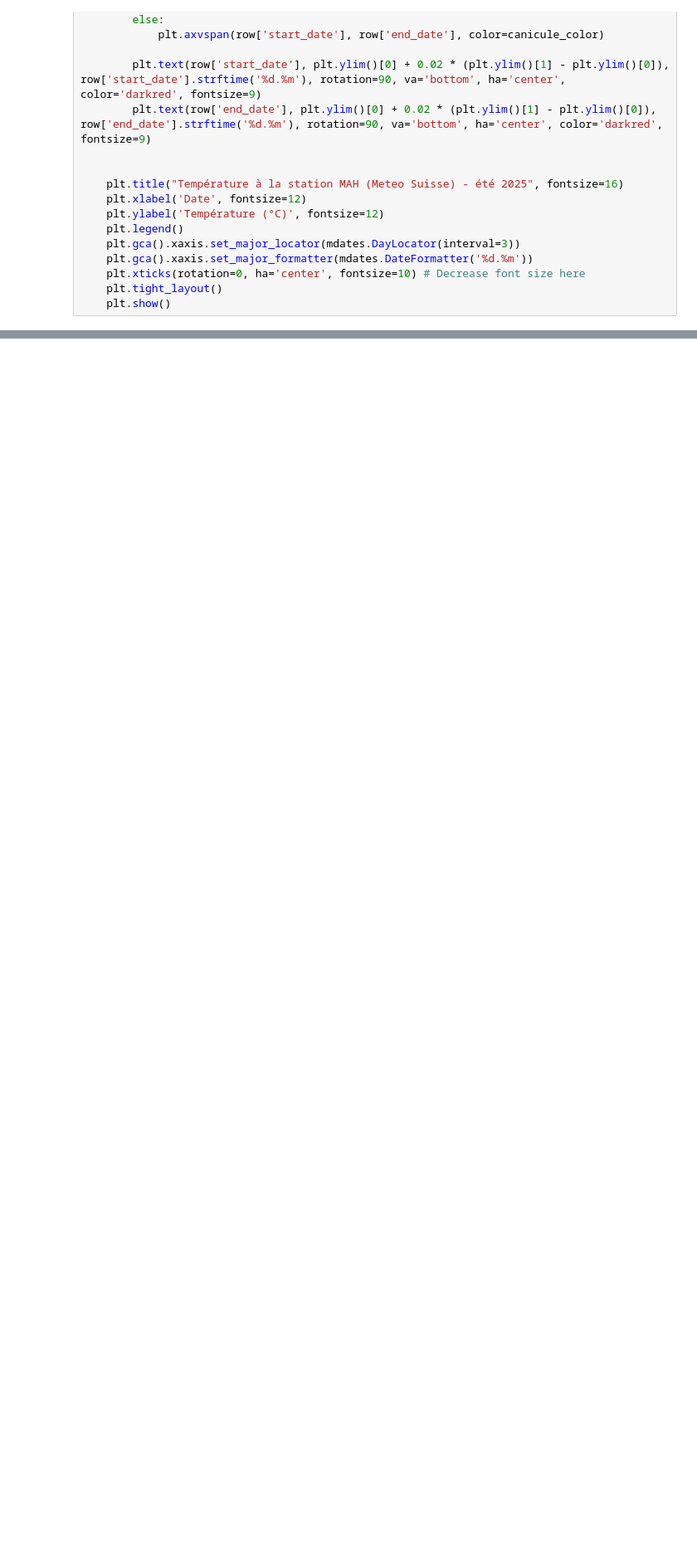
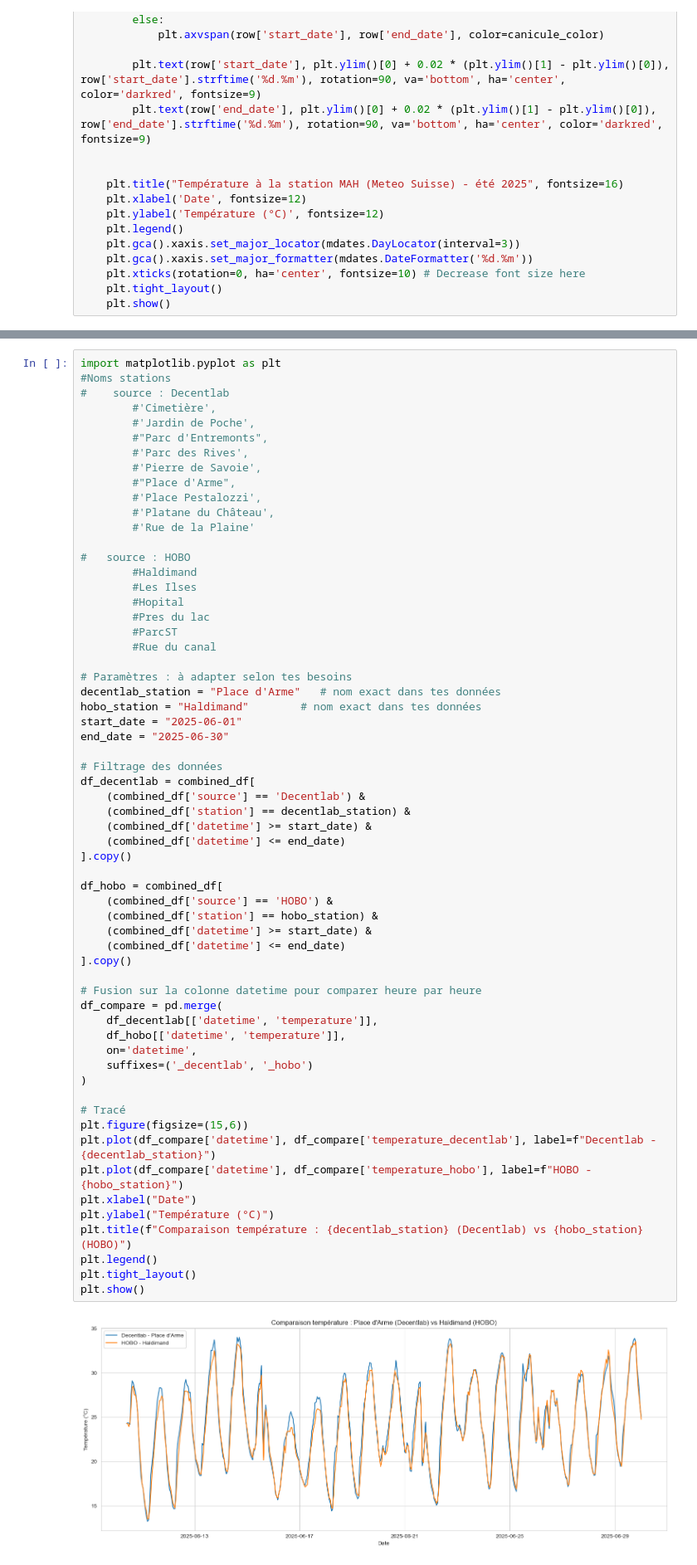
Before and after one commit to destaerc/Yverdon_les_tropiques, a Jupyter notebook: Traitement_Données_Decentlab_Meteosuisse.ipynb, the cells around one changed output, grey strips where cells are left out. Shown: that part at 83% size. Drawn from its saved outputs; the diff is of its cells as text; blank space fills up the shorter version.

```diff
--- a/Traitement_Données_Decentlab_Meteosuisse.ipynb
+++ b/Traitement_Données_Decentlab_Meteosuisse.ipynb
@@ -453,0 +461,63 @@ print([meteo_df_filtered])
+# %%
+import matplotlib.pyplot as plt
+#Noms stations
+#    source : Decentlab
+        #'Cimetière',
+        #'Jardin de Poche',
+        #"Parc d'Entremonts",
+        #'Parc des Rives',
+        #'Pierre de Savoie',
+        #"Place d'Arme",
+        #'Place Pestalozzi',
+        #'Platane du Château',
+        #'Rue de la Plaine'
+
+#   source : HOBO
+        #Haldimand
+        #Les Ilses
+        #Hopital
+        #Pres du lac
+        #ParcST
+        #Rue du canal
+
+# Paramètres : à adapter selon tes besoins
+decentlab_station = "Place d'Arme"   # nom exact dans tes données
+hobo_station = "Haldimand"        # nom exact dans tes données
+start_date = "2025-06-01"
+end_date = "2025-06-30"
+
+# Filtrage des données
+df_decentlab = combined_df[
+    (combined_df['source'] == 'Decentlab') &
+    (combined_df['station'] == decentlab_station) &
+    (combined_df['datetime'] >= start_date) &
+    (combined_df['datetime'] <= end_date)
+].copy()
+
+df_hobo = combined_df[
+    (combined_df['source'] == 'HOBO') &
+    (combined_df['station'] == hobo_station) &
+    (combined_df['datetime'] >= start_date) &
+    (combined_df['datetime'] <= end_date)
+].copy()
+
+# Fusion sur la colonne datetime pour comparer heure par heure
+df_compare = pd.merge(
+    df_decentlab[['datetime', 'temperature']],
+    df_hobo[['datetime', 'temperature']],
+    on='datetime',
+    suffixes=('_decentlab', '_hobo')
+)
+
+# Tracé
+plt.figure(figsize=(15,6))
+plt.plot(df_compare['datetime'], df_compare['temperature_decentlab'], label=f"Decentlab - {decentlab_station}")
+plt.plot(df_compare['datetime'], df_compare['temperature_hobo'], label=f"HOBO - {hobo_station}")
+plt.xlabel("Date")
+plt.ylabel("Température (°C)")
+plt.title(f"Comparaison température : {decentlab_station} (Decentlab) vs {hobo_station} (HOBO)")
+plt.legend()
+plt.tight_layout()
+plt.show()
+# %% [output]
+[figure, added]
```
Also changed, not shown: parts of 6 cells of this notebook, 31 other files.
